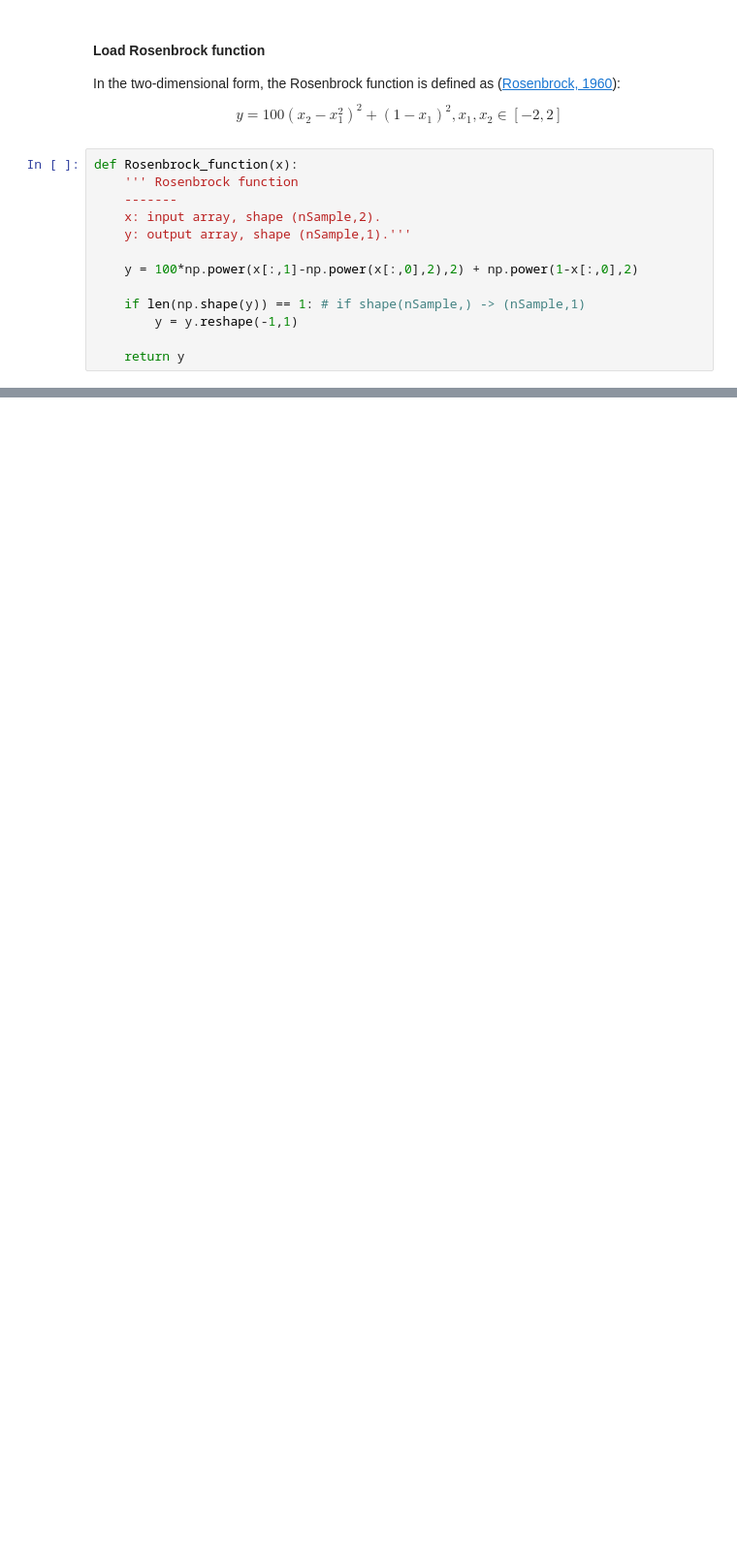
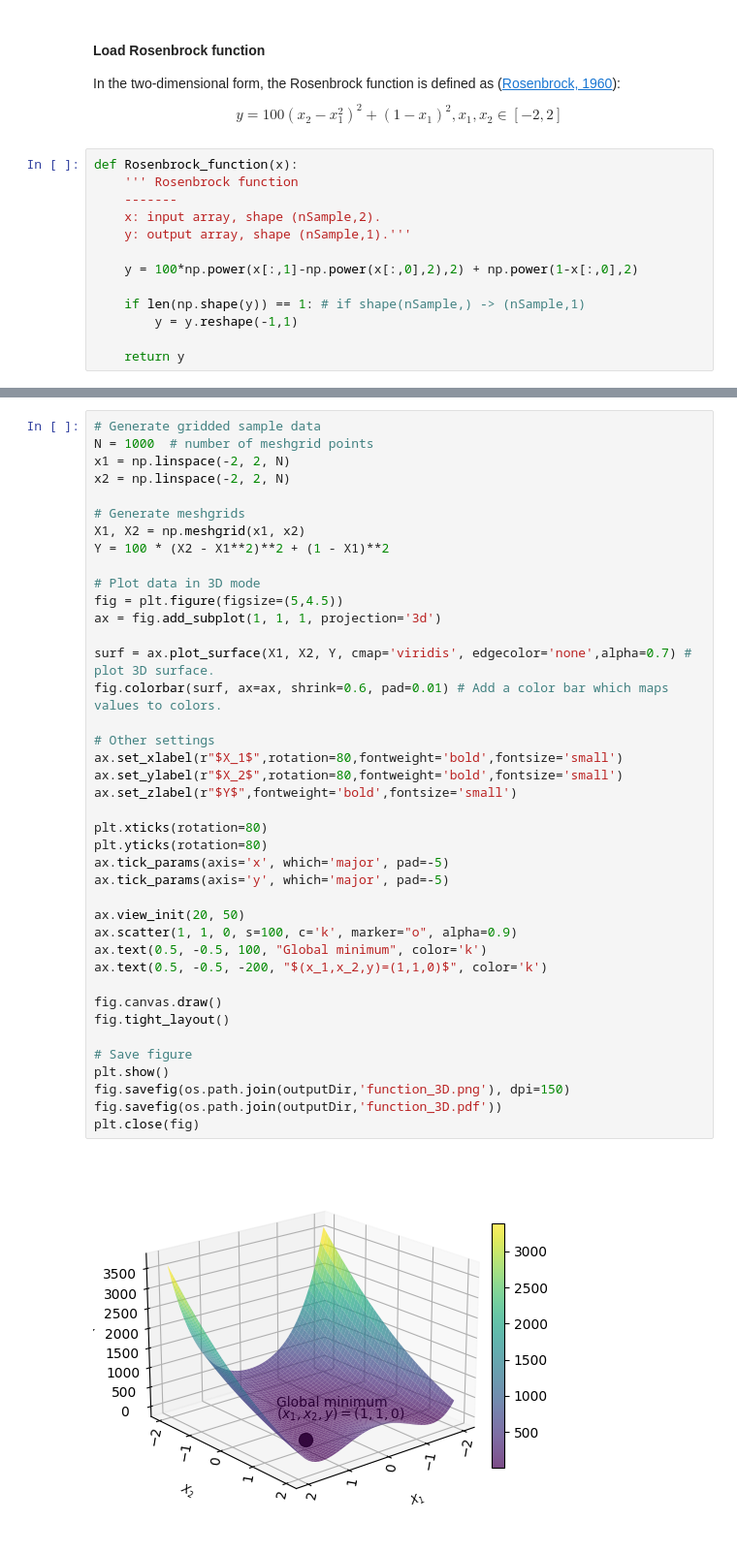
Before and after one commit to CH-Earth/pyviscous, a Jupyter notebook: examples/Rosbrock_function/Rosbrock_function.ipynb, the cells around one changed output, grey strips where cells are left out. Shown: that part at 97% size. Saved outputs shown, nothing was run; the diff lists cells and outputs as text; blank space fills up the shorter version.

```diff
--- a/examples/Rosbrock_function/Rosbrock_function.ipynb
+++ b/examples/Rosbrock_function/Rosbrock_function.ipynb
@@ -420,0 +138,42 @@ vs.plot_gmm_cluster_pdf(gmm,zx,zy,GSA_idx,ofile)
+# %%
+# Generate gridded sample data
+N = 1000  # number of meshgrid points
+x1 = np.linspace(-2, 2, N)
+x2 = np.linspace(-2, 2, N)
+
+# Generate meshgrids
+X1, X2 = np.meshgrid(x1, x2)
+Y = 100 * (X2 - X1**2)**2 + (1 - X1)**2
+
+# Plot data in 3D mode
+fig = plt.figure(figsize=(5,4.5))
+ax = fig.add_subplot(1, 1, 1, projection='3d')
+
+surf = ax.plot_surface(X1, X2, Y, cmap='viridis', edgecolor='none',alpha=0.7) # plot 3D surface.
+fig.colorbar(surf, ax=ax, shrink=0.6, pad=0.01) # Add a color bar which maps values to colors.
+
+# Other settings
+ax.set_xlabel(r"$X_1$",rotation=80,fontweight='bold',fontsize='small')
+ax.set_ylabel(r"$X_2$",rotation=80,fontweight='bold',fontsize='small')
+ax.set_zlabel(r"$Y$",fontweight='bold',fontsize='small')
+
+plt.xticks(rotation=80)
+plt.yticks(rotation=80)
+ax.tick_params(axis='x', which='major', pad=-5)
+ax.tick_params(axis='y', which='major', pad=-5)
+
+ax.view_init(20, 50)
+ax.scatter(1, 1, 0, s=100, c='k', marker="o", alpha=0.9)
+ax.text(0.5, -0.5, 100, "Global minimum", color='k')
+ax.text(0.5, -0.5, -200, "$(x_1,x_2,y)=(1,1,0)$", color='k')
+
+fig.canvas.draw()
+fig.tight_layout()
+
+# Save figure
+plt.show()
+fig.savefig(os.path.join(outputDir,'function_3D.png'), dpi=150)
+fig.savefig(os.path.join(outputDir,'function_3D.pdf'))
+plt.close(fig)
+# %% [output]
+[figure, added]
```
Also changed, not shown: parts of 50 cells of this notebook.
